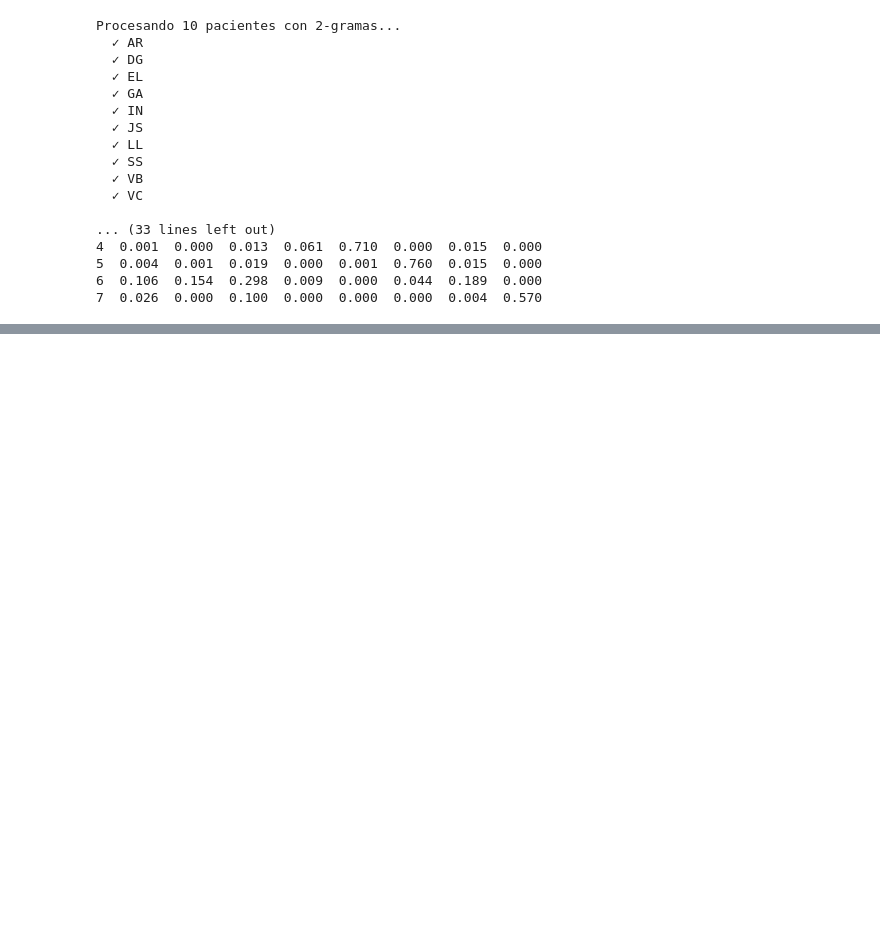
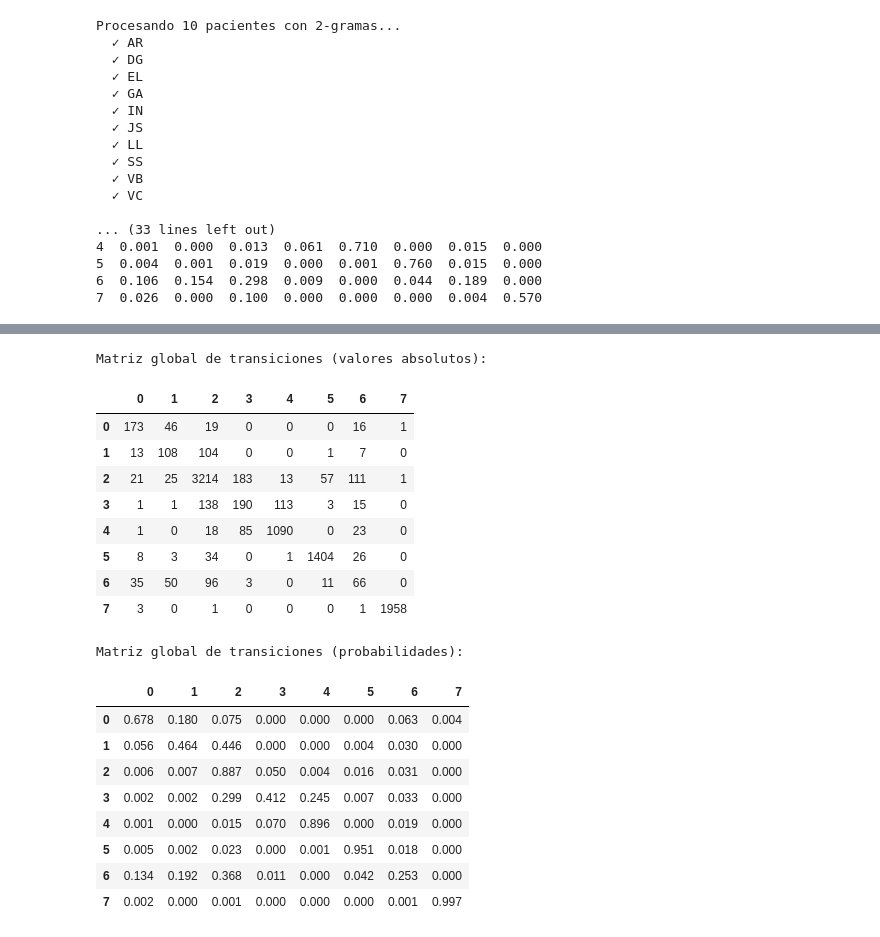
Before and after one commit to luisjosuecortes/Sue-o, a Jupyter notebook: Notebooks/ngramas.ipynb, the cells around one changed output, grey strips where cells are left out. Drawn from its saved outputs; the diff is of its cells as text; code cells hidden in the pictures; blank space fills up the shorter version.

```diff
--- a/Notebooks/ngramas.ipynb
+++ b/Notebooks/ngramas.ipynb
@@ -387,0 +392,37 @@ Procesando 10 pacientes con 2-gramas...
+# %%
+if 'datos_todos' not in globals():
+    print("Primero ejecuta la celda de 'Procesar todos los pacientes'.")
+else:
+    ngramas_globales = datos_todos.get('ngramas_todos', [])
+    if not ngramas_globales:
+        print("No hay n-gramas globales disponibles.")
+    else:
+        matriz_abs_global, matriz_prob_global = crear_matriz_transiciones_ngramas(ngramas_globales)
+        print("Matriz global de transiciones (valores absolutos):")
+        display(matriz_abs_global)
+
+        print("\nMatriz global de transiciones (probabilidades):")
+        display(matriz_prob_global.round(3))
+
+        visualizar_matriz(matriz_prob_global, "Matriz global de n-gramas — Todos los pacientes")
+# %% [output]
+Matriz global de transiciones (valores absolutos):
+|  | 0 | 1 | 2 | 3 | 4 | 5 | 6 | 7 |
+| 0 | 173 | 46 | 19 | 0 | 0 | 0 | 16 | 1 |
+| 1 | 13 | 108 | 104 | 0 | 0 | 1 | 7 | 0 |
+| 2 | 21 | 25 | 3214 | 183 | 13 | 57 | 111 | 1 |
+| 3 | 1 | 1 | 138 | 190 | 113 | 3 | 15 | 0 |
+| 4 | 1 | 0 | 18 | 85 | 1090 | 0 | 23 | 0 |
+| 5 | 8 | 3 | 34 | 0 | 1 | 1404 | 26 | 0 |
+| 6 | 35 | 50 | 96 | 3 | 0 | 11 | 66 | 0 |
+| 7 | 3 | 0 | 1 | 0 | 0 | 0 | 1 | 1958 |
+Matriz global de transiciones (probabilidades):
+|  | 0 | 1 | 2 | 3 | 4 | 5 | 6 | 7 |
+| 0 | 0.678 | 0.180 | 0.075 | 0.000 | 0.000 | 0.000 | 0.063 | 0.004 |
+| 1 | 0.056 | 0.464 | 0.446 | 0.000 | 0.000 | 0.004 | 0.030 | 0.000 |
+| 2 | 0.006 | 0.007 | 0.887 | 0.050 | 0.004 | 0.016 | 0.031 | 0.000 |
+| 3 | 0.002 | 0.002 | 0.299 | 0.412 | 0.245 | 0.007 | 0.033 | 0.000 |
+| 4 | 0.001 | 0.000 | 0.015 | 0.070 | 0.896 | 0.000 | 0.019 | 0.000 |
+| 5 | 0.005 | 0.002 | 0.023 | 0.000 | 0.001 | 0.951 | 0.018 | 0.000 |
+| 6 | 0.134 | 0.192 | 0.368 | 0.011 | 0.000 | 0.042 | 0.253 | 0.000 |
+| 7 | 0.002 | 0.000 | 0.001 | 0.000 | 0.000 | 0.000 | 0.001 | 0.997 |
```
Also changed, not shown: parts of 1 cell of this notebook, 6 other files.
